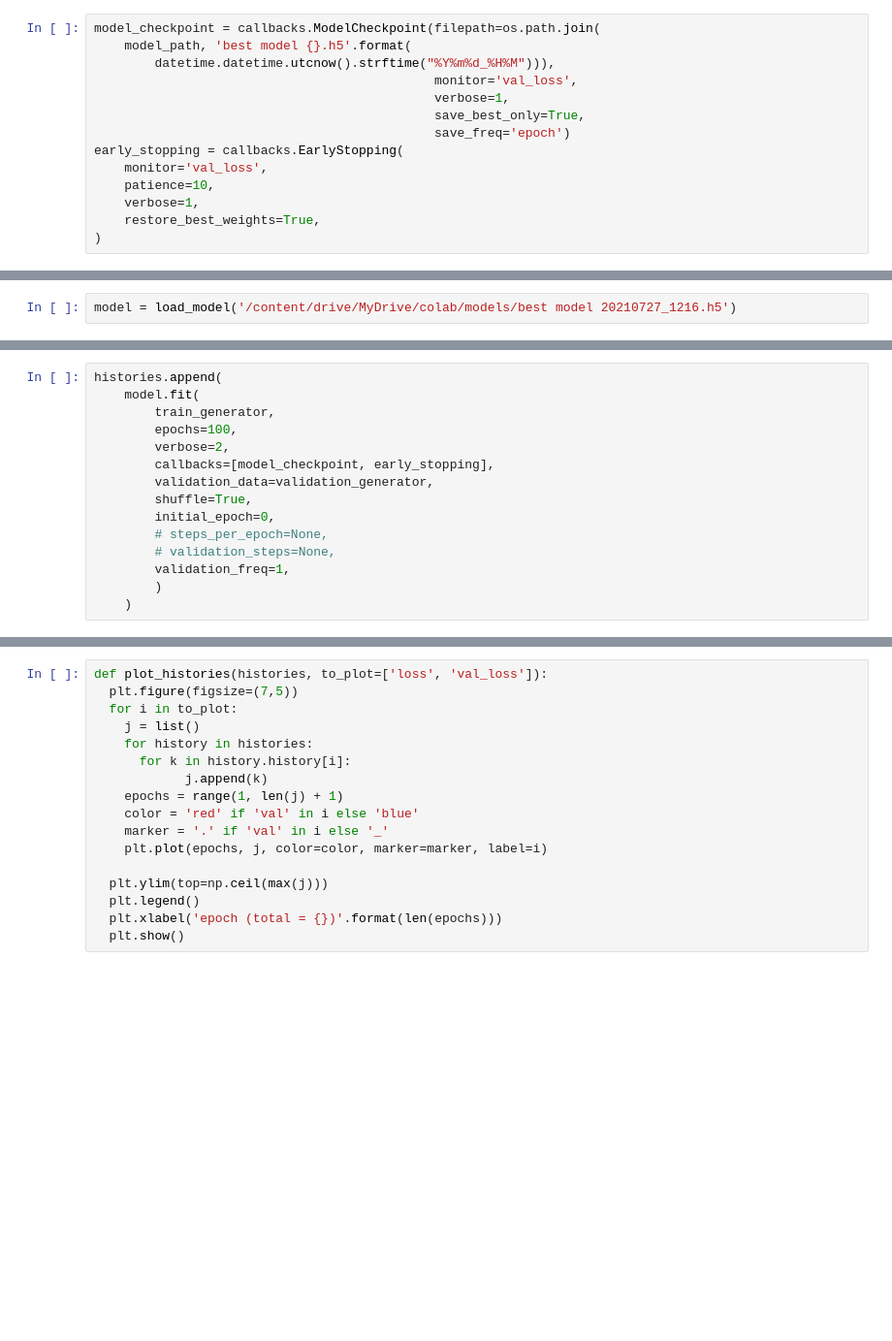
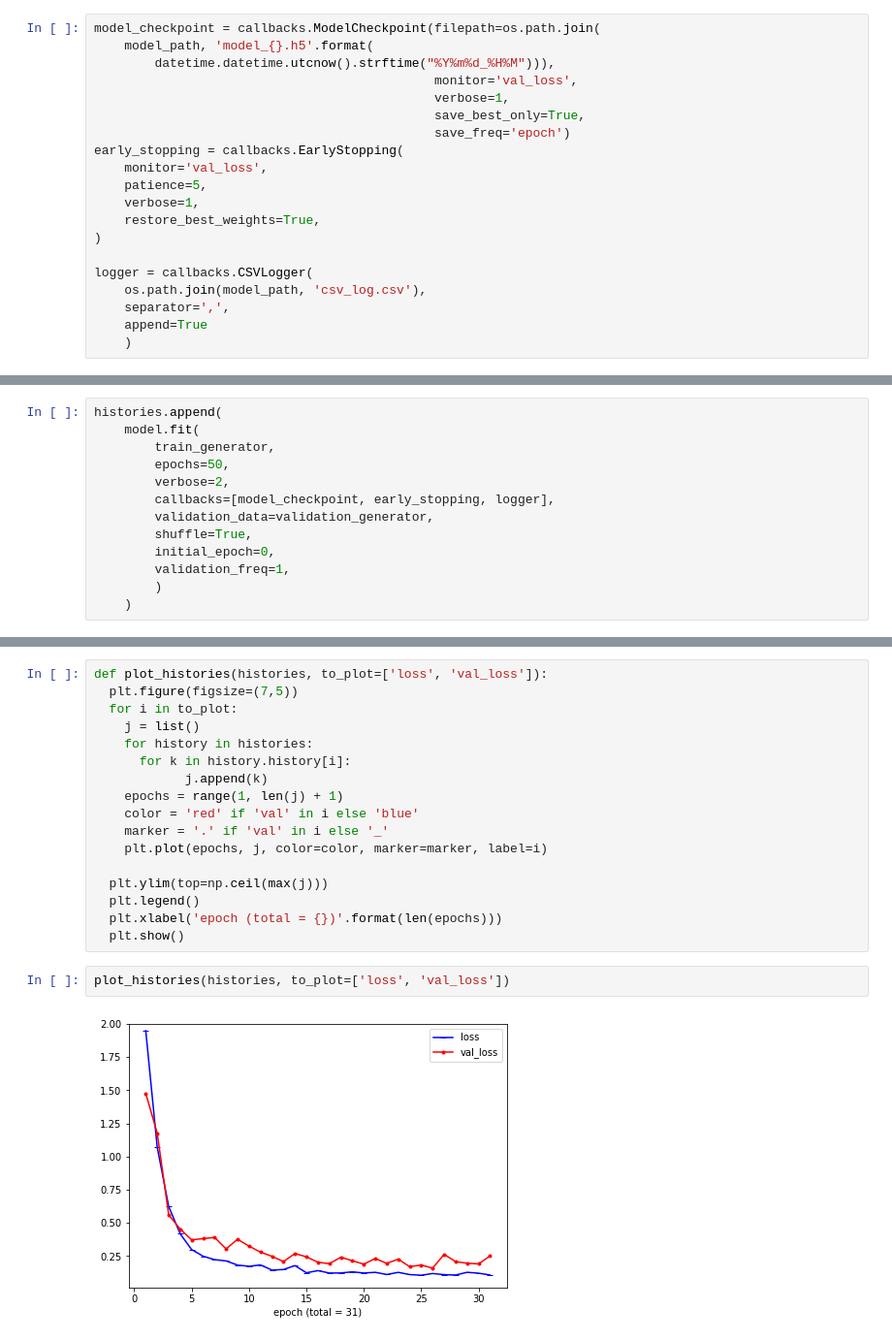
Before and after one commit to valmadrid/Image-Classification, a Jupyter notebook: fruit_image_classification.ipynb, the cells around one changed output, grey strips where cells are left out. Shown at 97% size. Cells and saved outputs as stored; diff of their text form; blank space fills up the shorter version.

Commit message:
evaluate model_1

```diff
--- a/fruit_image_classification.ipynb
+++ b/fruit_image_classification.ipynb
@@ -343,6 +335,6 @@ os.listdir(model_path)
 # %%
 model_checkpoint = callbacks.ModelCheckpoint(filepath=os.path.join(
-    model_path, 'best model {}.h5'.format(
+    model_path, 'model_{}.h5'.format(
         datetime.datetime.utcnow().strftime("%Y%m%d_%H%M"))),
                                              monitor='val_loss',
                                              verbose=1,
@@ -350,9 +342,15 @@ model_checkpoint = callbacks.ModelCheckpoint(filepath=os.path.join(
                                              save_freq='epoch')
 early_stopping = callbacks.EarlyStopping(
     monitor='val_loss',
-    patience=10,
+    patience=5,
     verbose=1,
     restore_best_weights=True,
 )
+
+logger = callbacks.CSVLogger(
+    os.path.join(model_path, 'csv_log.csv'),
+    separator=',',
+    append=True
+    )
 # %%
 histories = list()
@@ -394,2 +356,0 @@ from keras.models import load_model
-# %%
-model = load_model('/content/drive/MyDrive/colab/models/best model 20210727_1216.h5')
@@ -402,15 +356,0 @@ results
-# %%
-histories.append(
-    model.fit(
-        train_generator,
-        epochs=100,
-        verbose=2,
-        callbacks=[model_checkpoint, early_stopping],
-        validation_data=validation_generator,
-        shuffle=True,
-        initial_epoch=0,
-        # steps_per_epoch=None,
-        # validation_steps=None,
-        validation_freq=1,
-        )
-    )
@@ -418,0 +357,13 @@ Epoch 1/100
+# %%
+histories.append(
+    model.fit(
+        train_generator,
+        epochs=50,
+        verbose=2,
+        callbacks=[model_checkpoint, early_stopping, logger],
+        validation_data=validation_generator,
+        shuffle=True,
+        initial_epoch=0,
+        validation_freq=1,
+        )
+    )
@@ -433,3 +402,7 @@ def plot_histories(histories, to_plot=['loss', 'val_loss']):
   plt.legend()
   plt.xlabel('epoch (total = {})'.format(len(epochs)))
   plt.show()
+# %%
+plot_histories(histories, to_plot=['loss', 'val_loss'])
+# %% [output]
+[figure, added]
```
Also changed, not shown: parts of 23 cells of this notebook.
